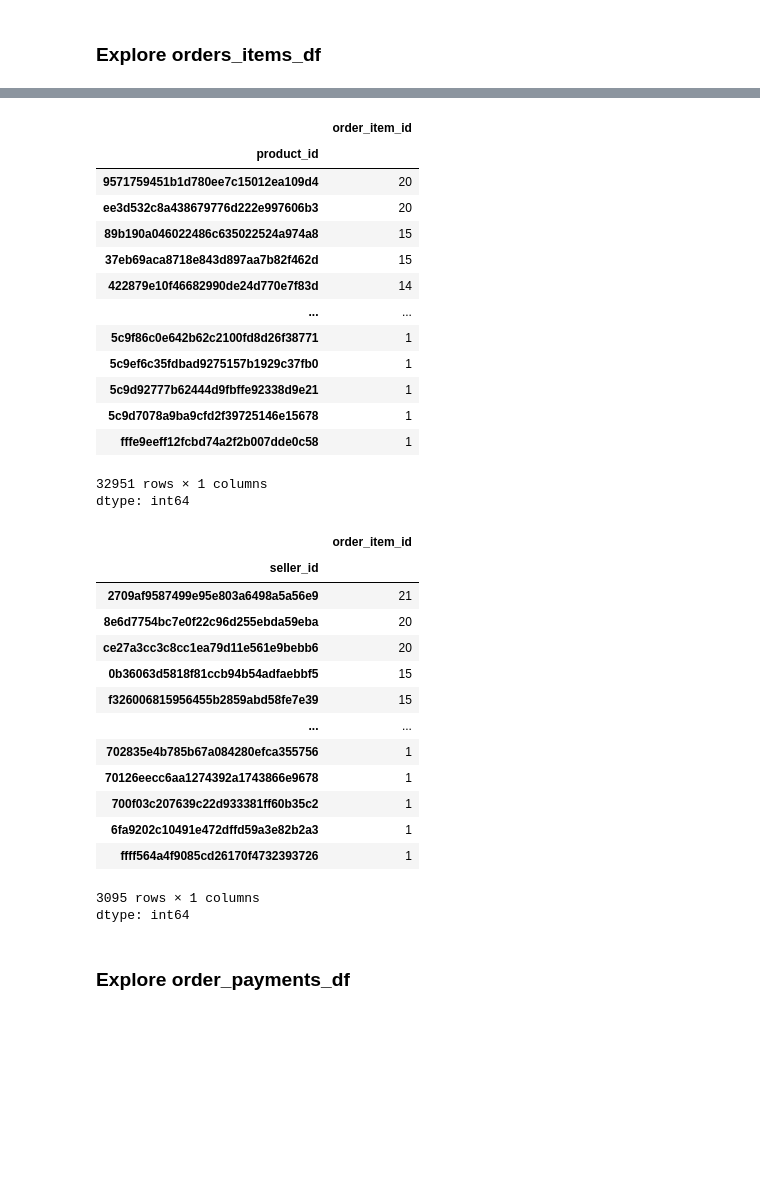
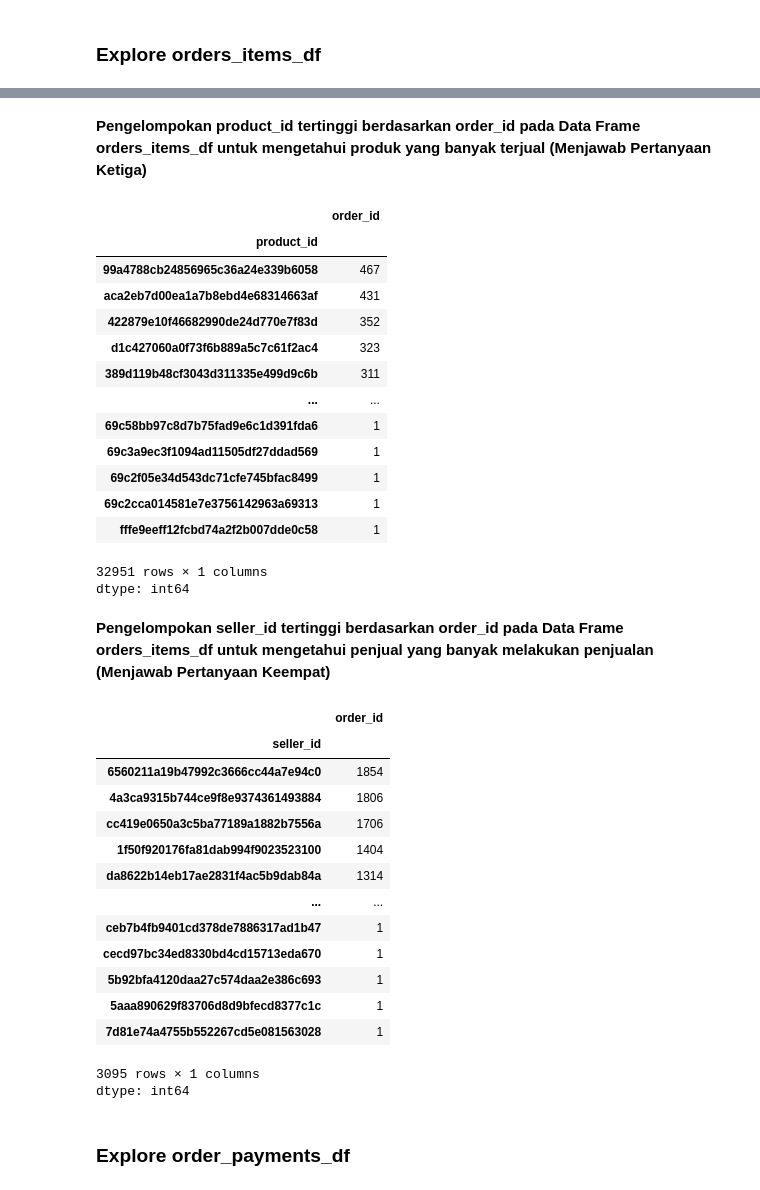
Before and after one commit to suryaadi45/Submision, a Jupyter notebook: notebook.ipynb, the cells around one changed output, grey strips where cells are left out. Drawn from its saved outputs; the diff is of its cells as text; code cells hidden in the pictures; blank space fills up the shorter version.

```diff
--- a/notebook.ipynb
+++ b/notebook.ipynb
@@ -376,37 +385,41 @@ orders_items_df.sample(5)
+# %% [markdown]
+**Pengelompokan product_id tertinggi berdasarkan order_id pada Data Frame orders_items_df untuk mengetahui produk yang banyak terjual (Menjawab Pertanyaan Ketiga)**
 # %%
-orders_items_df.groupby(by="product_id").order_item_id.nunique().sort_values(ascending=False)
+orders_items_df.groupby(by="product_id").order_id.nunique().sort_values(ascending=False)
 # %% [output]
-|  | order_item_id |
+|  | order_id |
 | product_id |  |
-| 9571759451b1d780ee7c15012ea109d4 | 20 |
-| ee3d532c8a438679776d222e997606b3 | 20 |
-| 89b190a046022486c635022524a974a8 | 15 |
-| 37eb69aca8718e843d897aa7b82f462d | 15 |
-| 422879e10f46682990de24d770e7f83d | 14 |
+| 99a4788cb24856965c36a24e339b6058 | 467 |
+| aca2eb7d00ea1a7b8ebd4e68314663af | 431 |
+| 422879e10f46682990de24d770e7f83d | 352 |
+| d1c427060a0f73f6b889a5c7c61f2ac4 | 323 |
+| 389d119b48cf3043d311335e499d9c6b | 311 |
 | ... | ... |
-| 5c9f86c0e642b62c2100fd8d26f38771 | 1 |
-| 5c9ef6c35fdbad9275157b1929c37fb0 | 1 |
-| 5c9d92777b62444d9fbffe92338d9e21 | 1 |
-| 5c9d7078a9ba9cfd2f39725146e15678 | 1 |
+| 69c58bb97c8d7b75fad9e6c1d391fda6 | 1 |
+| 69c3a9ec3f1094ad11505df27ddad569 | 1 |
+| 69c2f05e34d543dc71cfe745bfac8499 | 1 |
+| 69c2cca014581e7e3756142963a69313 | 1 |
 | fffe9eeff12fcbd74a2f2b007dde0c58 | 1 |
 32951 rows × 1 columns
 dtype: int64
+# %% [markdown]
+**Pengelompokan seller_id tertinggi berdasarkan order_id pada Data Frame orders_items_df untuk mengetahui penjual yang banyak melakukan penjualan (Menjawab Pertanyaan Keempat)**
 # %%
-orders_items_df.groupby(by="seller_id").order_item_id.nunique().sort_values(ascending=False)
+orders_items_df.groupby(by="seller_id").order_id.nunique().sort_values(ascending=False)
 # %% [output]
-|  | order_item_id |
+|  | order_id |
 | seller_id |  |
-| 2709af9587499e95e803a6498a5a56e9 | 21 |
-| 8e6d7754bc7e0f22c96d255ebda59eba | 20 |
-| ce27a3cc3c8cc1ea79d11e561e9bebb6 | 20 |
-| 0b36063d5818f81ccb94b54adfaebbf5 | 15 |
-| f326006815956455b2859abd58fe7e39 | 15 |
+| 6560211a19b47992c3666cc44a7e94c0 | 1854 |
+| 4a3ca9315b744ce9f8e9374361493884 | 1806 |
+| cc419e0650a3c5ba77189a1882b7556a | 1706 |
+| 1f50f920176fa81dab994f9023523100 | 1404 |
+| da8622b14eb17ae2831f4ac5b9dab84a | 1314 |
 | ... | ... |
-| 702835e4b785b67a084280efca355756 | 1 |
-| 70126eecc6aa1274392a1743866e9678 | 1 |
-| 700f03c207639c22d933381ff60b35c2 | 1 |
-| 6fa9202c10491e472dffd59a3e82b2a3 | 1 |
-| ffff564a4f9085cd26170f4732393726 | 1 |
+| ceb7b4fb9401cd378de7886317ad1b47 | 1 |
+| cecd97bc34ed8330bd4cd15713eda670 | 1 |
+| 5b92bfa4120daa27c574daa2e386c693 | 1 |
+| 5aaa890629f83706d8d9bfecd8377c1c | 1 |
+| 7d81e74a4755b552267cd5e081563028 | 1 |
 3095 rows × 1 columns
 dtype: int64
 # %% [markdown]
```
Also changed, not shown: parts of 41 cells of this notebook.
